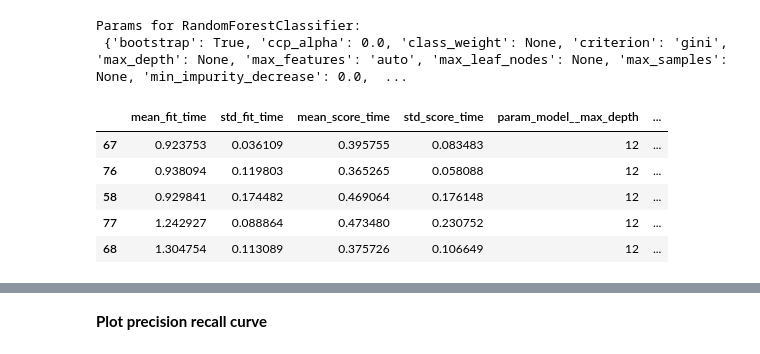
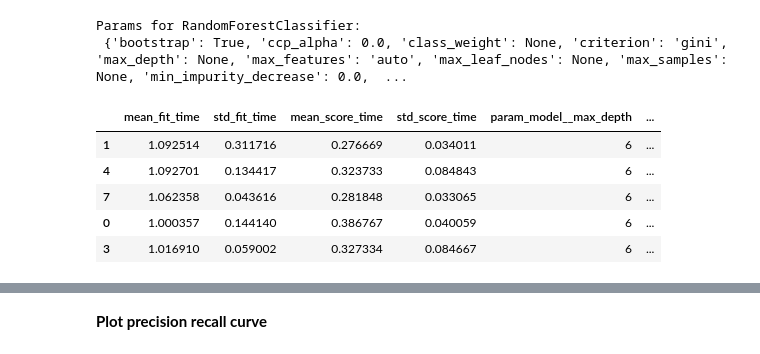
Before and after one commit to KishenSharma6/Bank_Customer_Churn_Analysis, a Jupyter notebook: Project_Codes/03_Machine_Learning/2020_0721_Modeling.ipynb, the cells around one changed output, grey strips where cells are left out. Drawn from its saved outputs; the diff is of its cells as text; code cells hidden in the pictures.

```diff
--- a/Project_Codes/03_Machine_Learning/2020_0721_Modeling.ipynb
+++ b/Project_Codes/03_Machine_Learning/2020_0721_Modeling.ipynb
@@ -11,6 +11,9 @@ import matplotlib.pyplot as plt
 # %% [markdown]
 **Set Notebook Preferences**
 # %%
+#Set pandas preferences
+pd.set_option('display.max_columns', 500)
+
 #Set plot style
 plt.style.use('Solarize_Light2')
 
@@ -88,7 +91,7 @@ X = df.drop('exited', axis = 1)
 y = df.exited.values
 
 #Split into training and test data
-X_train, X_test, y_train, y_test = train_test_split(X, y, random_state = 42, test_size =0.2, shuffle = False )
+X_train, X_test, y_train, y_test = train_test_split(X, y, random_state = 42, test_size =0.3, shuffle = False )
 
 #Check
 print('Training data shape:{} Label shape:{}'.format(X_train.shape, y_train.shape))
@@ -209,7 +212,7 @@ weighted avg       0.86      0.87      0.85      8000
 # %%
 #Import libraries
 from sklearn.model_selection import GridSearchCV
-from sklearn.metrics import precision_score, make_scorer
+from sklearn.metrics import f1_score, make_scorer, recall_score, precision_score
 
 #Get params from random forest
 print('Params for RandomForestClassifier:\n',RandomForestClassifier().get_params())
@@ -217,14 +220,15 @@ print('Params for RandomForestClassifier:\n',RandomForestClassifier().get_params
 #Set params to test over for gridsearchCV
 params = {'model__random_state': [24],
           'model__n_jobs': [-1],
-            'model__n_estimators': [100, 125, 150],
-          'model__max_depth': [8,10,12],
-           'model__min_samples_leaf': [1,2,3],
+            'model__n_estimators': [150, 175, 200],
+          'model__max_depth': [6, 8,10],
            'model__max_features':['auto', 'sqrt', 'log2']
           }
 
 #Create scorer to optimize recall
-scorer = {'precision_score': make_scorer(precision_score)}
+scorer = {'f1_score': make_scorer(f1_score),
+         'precision_score':make_scorer(precision_score),
+         'recall_score':make_scorer(recall_score)}
 
 #Update classifier
 classifier.steps.pop(1) #Delete last step of pipe
@@ -234,17 +238,17 @@ Params for RandomForestClassifier:
  {'bootstrap': True, 'ccp_alpha': 0.0, 'class_weight': None, 'criterion': 'gini', 'max_depth': None, 'max_features': 'auto', 'max_leaf_nodes': None, 'max_samples': None, 'min_impurity_decrease': 0.0,  ...
 # %%
 #Init GridSearchCV to test params on training data
-clf = GridSearchCV(classifier, param_grid=params, n_jobs=-1, cv=5, scoring=scorer, refit='precision_score')
+clf = GridSearchCV(classifier, param_grid=params, n_jobs=-1, cv=5, scoring=scorer, refit='f1_score')
 clf.fit(X_train, y_train)
 
 #Store cv_results_ and sort by mean_test_recall_score
 grid_results = pd.DataFrame(clf.cv_results_)
-grid_results.sort_values(by = 'mean_test_precision_score', inplace=True)
+grid_results.sort_values(by = 'mean_test_f1_score', inplace=True)
 display(grid_results.head())
 # %% [output]
 |  | mean_fit_time | std_fit_time | mean_score_time | std_score_time | param_model__max_depth | ... |
-| 67 | 0.923753 | 0.036109 | 0.395755 | 0.083483 | 12 | ... |
-| 76 | 0.938094 | 0.119803 | 0.365265 | 0.058088 | 12 | ... |
-| 58 | 0.929841 | 0.174482 | 0.469064 | 0.176148 | 12 | ... |
-| 77 | 1.242927 | 0.088864 | 0.473480 | 0.230752 | 12 | ... |
-| 68 | 1.304754 | 0.113089 | 0.375726 | 0.106649 | 12 | ... |
+| 1 | 1.092514 | 0.311716 | 0.276669 | 0.034011 | 6 | ... |
+| 4 | 1.092701 | 0.134417 | 0.323733 | 0.084843 | 6 | ... |
+| 7 | 1.062358 | 0.043616 | 0.281848 | 0.033065 | 6 | ... |
+| 0 | 1.000357 | 0.144140 | 0.386767 | 0.040059 | 6 | ... |
+| 3 | 1.016910 | 0.059002 | 0.327334 | 0.084667 | 6 | ... |
```
Also changed, not shown: parts of 11 cells of this notebook, 1 other file.
